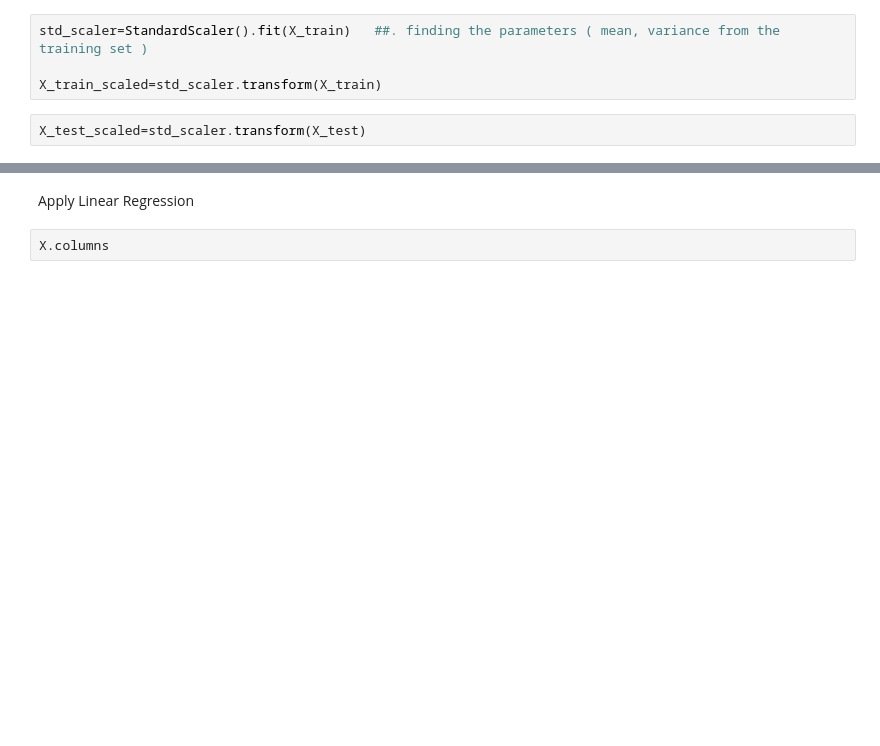
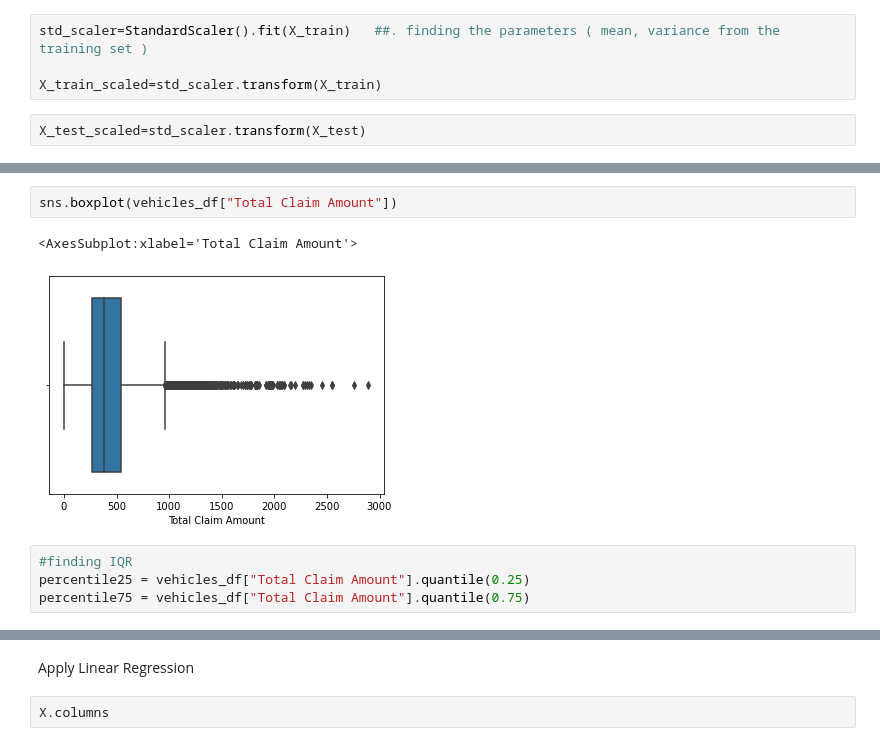
Before and after one commit to CristinaBaltaDAFTJAN2022/IronCristina, a Jupyter notebook: Health_Care_For_All_Case_Study/Data/Data Customer w4 d4.ipynb, the cells around one changed output, grey strips where cells are left out. Drawn from its saved outputs; the diff is of its cells as text; blank space fills up the shorter version.

```diff
--- a/Health_Care_For_All_Case_Study/Data/Data Customer w4 d4.ipynb
+++ b/Health_Care_For_All_Case_Study/Data/Data Customer w4 d4.ipynb
@@ -607,0 +678,9 @@ vehicles_df
+# %%
+sns.boxplot(vehicles_df["Total Claim Amount"])
+# %% [output]
+<AxesSubplot:xlabel='Total Claim Amount'>
+[figure, added]
+# %%
+#finding IQR
+percentile25 = vehicles_df["Total Claim Amount"].quantile(0.25)
+percentile75 = vehicles_df["Total Claim Amount"].quantile(0.75)
```
Also changed, not shown: parts of 74 cells of this notebook.
